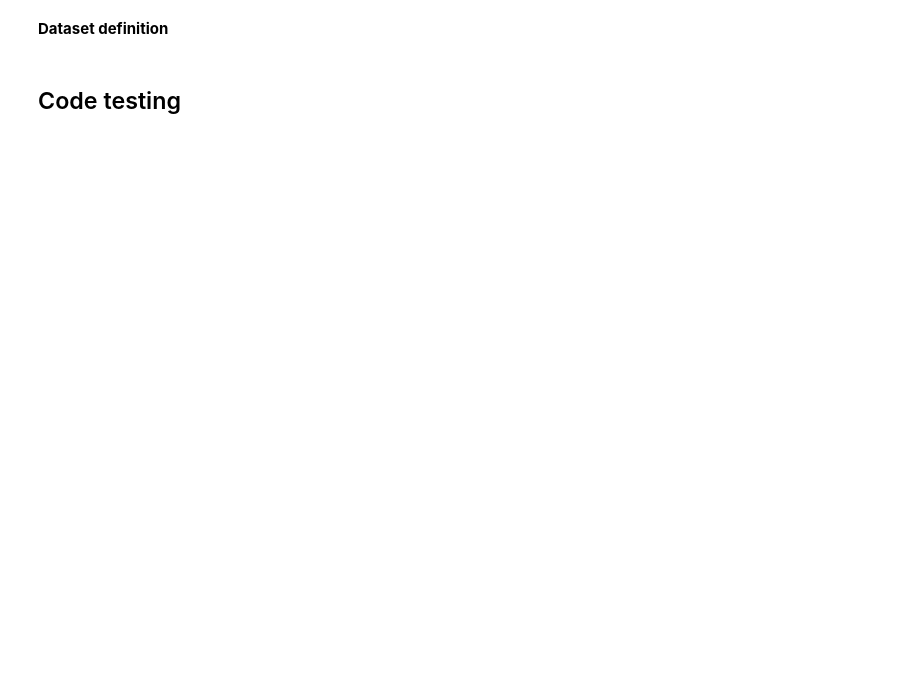
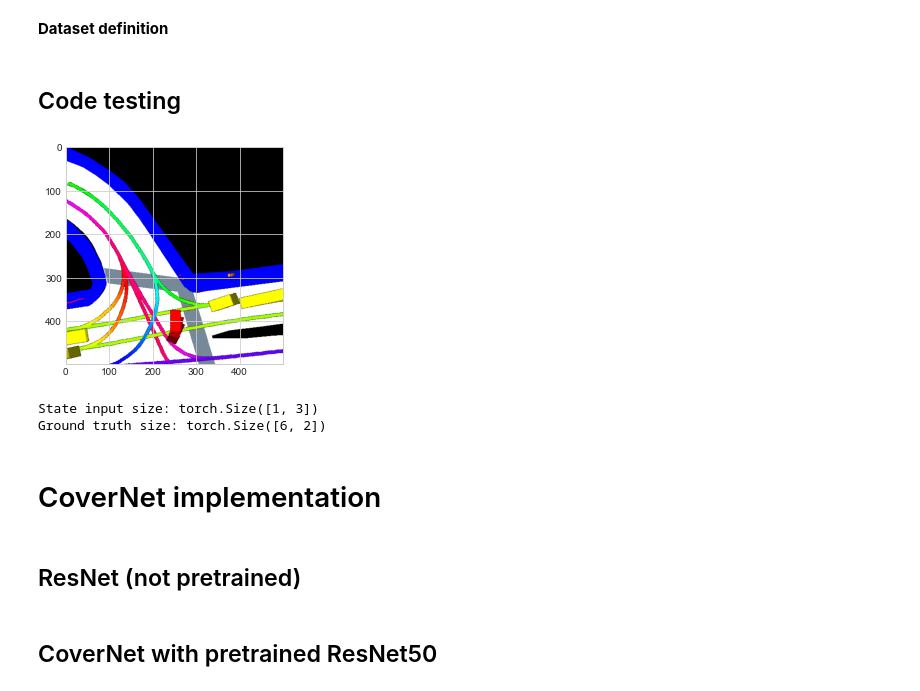
Before and after one commit to Gianfranco-98/Trajectory-Prediction-PyTorch, a Jupyter notebook: Trajectory_Prediction.ipynb, the cells around one changed output. Drawn from its saved outputs; the diff is of its cells as text; code cells hidden in the pictures; blank space fills up the shorter version.

Commit message:
covernet - first commit

```diff
--- a/Trajectory_Prediction.ipynb
+++ b/Trajectory_Prediction.ipynb
@@ -72,10 +130,15 @@ NUM_WORKERS = 8
 # %% [markdown]
 **Dataset Parameters**
 # %%
-DATAROOT = '/data/sets/nuscenes'
+DATAROOT = 'data/sets/nuscenes'
 PREPROCESSED_FOLDER = 'preprocessed'
 GT_FOLDER = 'gt'
 GT_SUFFIX = '-gt'
 FILENAME_EXT = '.pt'
 DATASET_VERSION = 'v1.0-trainval'
 AGGREGATORS = [{'name': "RowMean"}]
+root = './'
+# %%
+from google.colab import drive
+drive.mount('/content/drive')
+root = '/content/drive/MyDrive/DL/Trajectory-Prediction-PyTorch/'
@@ -379,0 +486,25 @@ train_dataloader = DataLoader(dataset, BATCH_SIZE, True, num_workers=NUM_WORKERS
+# %%
+nusc = NuScenes(version=DATASET_VERSION, dataroot=os.path.join(root,DATAROOT), verbose=True)
+with open(os.path.join(root, "nuscenes_checkpoint"+FILENAME_EXT), "wb") as f:
+    pickle.dump(nusc, f, protocol=pickle.HIGHEST_PROTOCOL)
+# %%
+if not 'nusc' in locals():
+    with open(os.path.join(root, "nuscenes_checkpoint"+FILENAME_EXT), "rb") as f:
+        nusc = pickle.load(f)
+dataset = nuScenesDataset(nusc, preprocessed=True)
+train_dataloader = DataLoader(dataset, BATCH_SIZE, True, num_workers=NUM_WORKERS)
+# %%
+state, img, gt = dataset[np.random.randint(len(dataset))]
+npimg = img.numpy()
+plt.imshow(np.transpose(npimg, (1,2,0)))
+plt.show()
+print("State input size:", state.size())
+print("Ground truth size:", gt.size())
+# %% [output]
+[figure, added]
+State input size: torch.Size([1, 3])
+Ground truth size: torch.Size([6, 2])
+# %% [markdown]
+# CoverNet implementation
+# %% [markdown]
+## ResNet (not pretrained)
@@ -379,0 +609,2 @@ train_dataloader = DataLoader(dataset, BATCH_SIZE, True, num_workers=NUM_WORKERS
+# %% [markdown]
+## CoverNet with pretrained ResNet50
```
Also changed, not shown: parts of 16 cells of this notebook, 1 other file.
